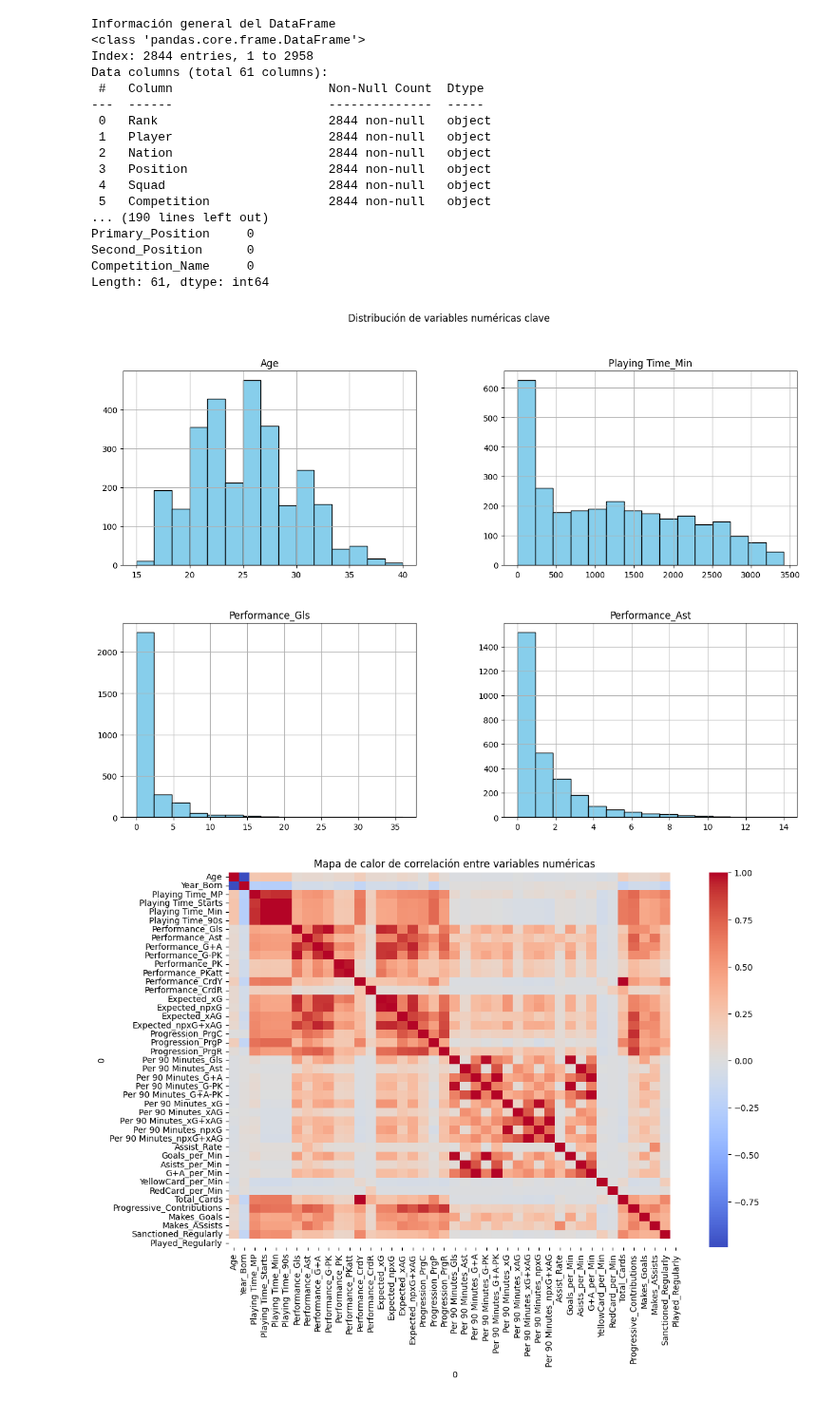
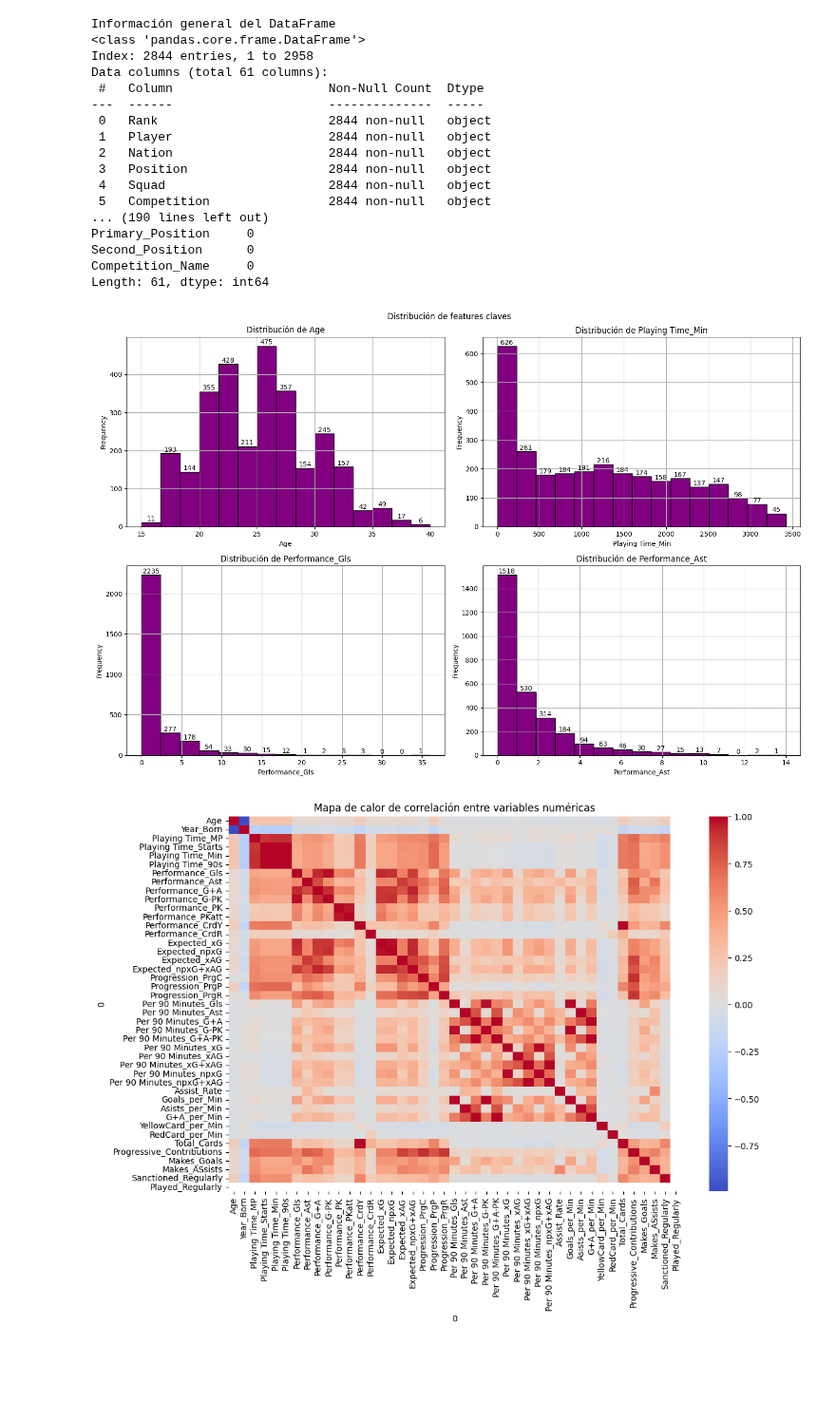
Before and after one commit to julvc/python_diplo, a Jupyter notebook: MP3.ipynb, the cells around one changed output. Shown at 95% size. Saved outputs shown, nothing was run; the diff lists cells and outputs as text; code cells hidden in the pictures; blank space fills up the shorter version.

Commit message:
Respuesta 2 completada. Se avanza hacia la pregunta 3

```diff
--- a/MP3.ipynb
+++ b/MP3.ipynb
@@ -471,14 +458,32 @@ Primary_Position     0
 Second_Position      0
 Competition_Name     0
 Length: 61, dtype: int64
-# %%
-# PREGUNTA 2: Como observar la distribución de edad, minutos jugados, goles, y asistencias[ PREGUNTA ACÁ ]
-num_cols = ['Age', 'Playing Time_Min', 'Performance_Gls', 'Performance_Ast']
-df[num_cols].hist(bins=15, figsize=(15, 10), color='skyblue', edgecolor='black')
-plt.suptitle("Distribución de variables numéricas clave")
-plt.show()
-# %% [output]
-[figure, removed]
+# %%
+# PREGUNTA 2: Como observar la distribución de edad, minutos jugados, goles, y asistencias
+num_cols = ['Age', 'Playing Time_Min', 'Performance_Gls', 'Performance_Ast']
+fig, axes = plt.subplots(2, 2, figsize=(15, 10))
+axes = axes.flatten()
+
+for i, col in enumerate(num_cols):
+    ax = axes[i]
+    df[col].hist(bins=15, ax=ax, color='purple', edgecolor='black')
+    ax.set_title(f"Distribución de {col}")
+
+    # Agregar los valores encima de cada barra
+    for p in ax.patches:
+        height = p.get_height()
+        x = p.get_x() + p.get_width() / 2
+        y = height + 0.2  # Ajustar la posición vertical
+        ax.annotate(f'{int(height)}', (x, y), ha='center', va='bottom', fontsize=10)
+
+    ax.set_xlabel(col)
+    ax.set_ylabel("Frequency")
+
+plt.suptitle("Distribución de features claves")
+plt.tight_layout()
+plt.show()
+# %% [output]
+[figure, added]
 # %%
 # PREGUNTA 3: Generar mapa de calor de correlación con las columnas numéricas solamente
 
```
Also changed, not shown: parts of 3 cells of this notebook.
